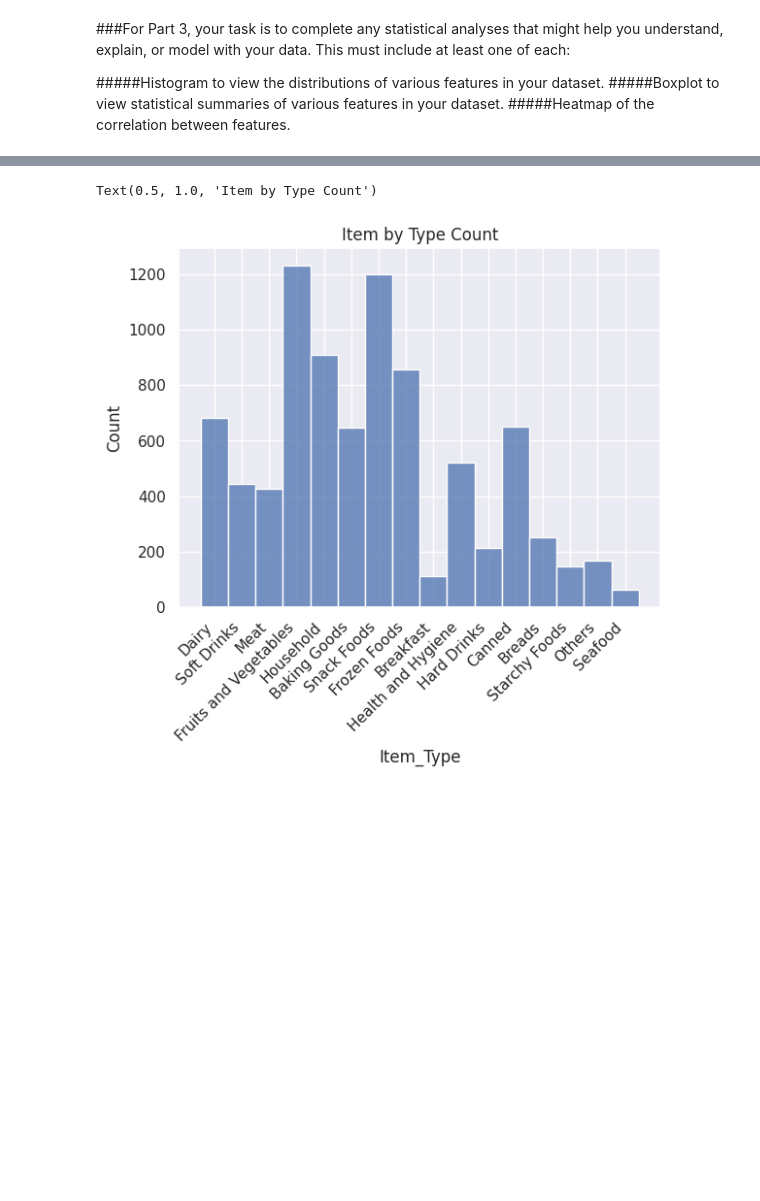
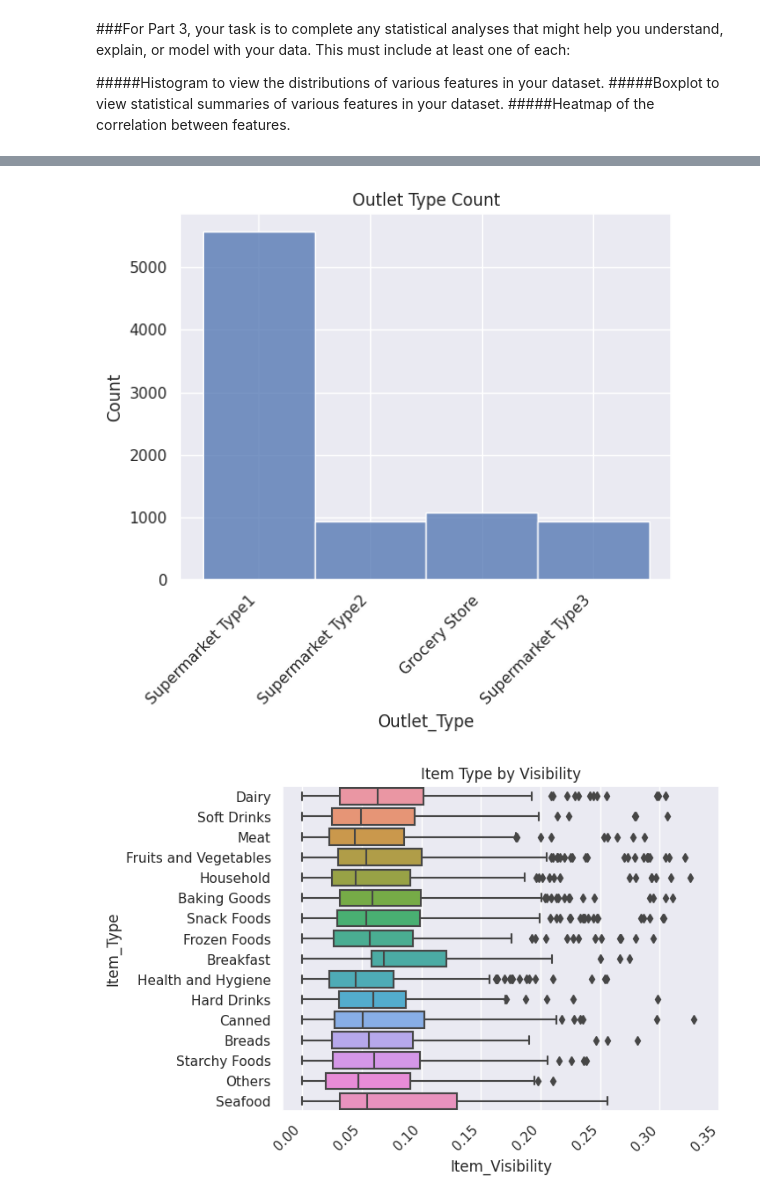
Before and after one commit to MikeyClausen/Prediction-of-Product-Sales, a Jupyter notebook: p1p3.ipynb, the cells around one changed output, grey strips where cells are left out. Cells and saved outputs as stored; diff of their text form; code cells hidden in the pictures; blank space fills up the shorter version.

```diff
--- a/p1p3.ipynb
+++ b/p1p3.ipynb
@@ -217,9 +225,19 @@ df.head(15)
 # %%
-#Histogram 1.
+#Histogram 3.
 sns.set(style='darkgrid')
-ax=sns.histplot(df['Item_Type'])
+ax=sns.histplot(df['Outlet_Type'])
+ax.set_xticks([0,1,2,3])
 ax.set_xticklabels(ax.get_xticklabels(),rotation=45, horizontalalignment='right')
-ax.set_title('Item by Type Count')
+ax.set_title('Outlet Type Count');
 # %% [output]
-Text(0.5, 1.0, 'Item by Type Count')
-[figure, old version]
+[figure, new version]
+# %%
+#Boxplot 1.
+sns.set(style='darkgrid')
+plt.tight_layout()
+ax=sns.boxplot(data=df, y=df['Item_Type'],x=df['Item_Visibility'])
+ax.set_xticks([0.0,0.05,0.1,0.15,0.2,0.25,0.3,0.35])
+ax.set_xticklabels(ax.get_xticklabels(),rotation=45, horizontalalignment='right')
+ax.set_title('Item Type by Visibility');
+# %% [output]
+[figure, added]
```
Also changed, not shown: parts of 14 cells of this notebook.
